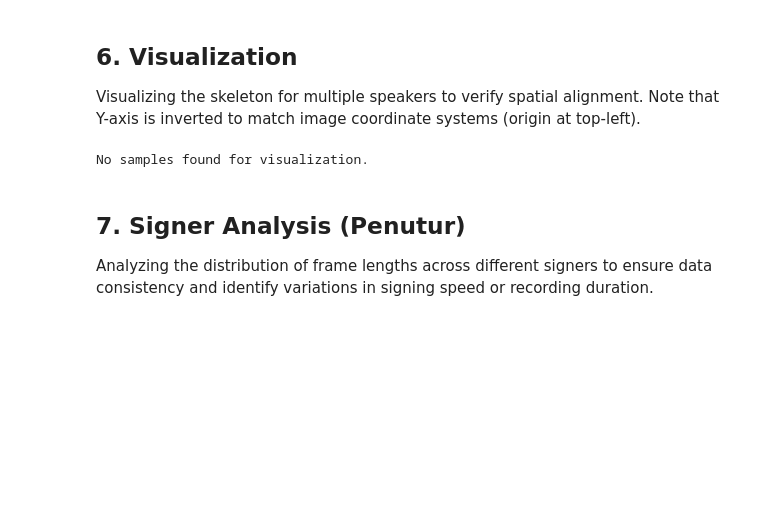
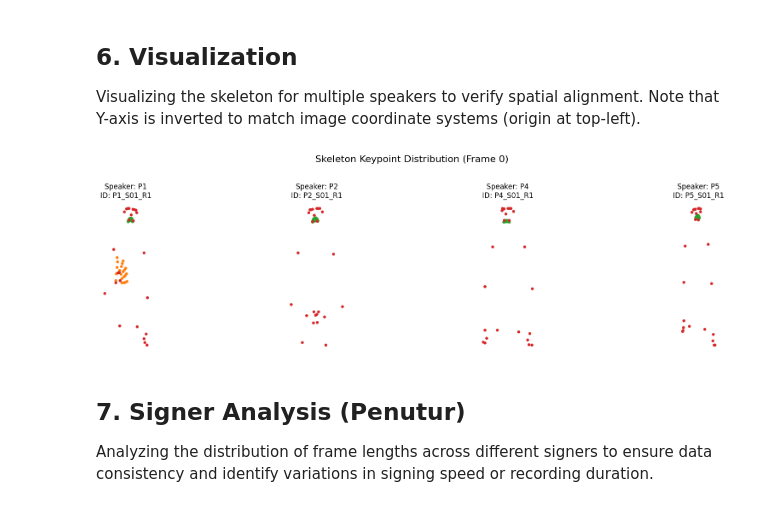
Before and after one commit to MahardikaPratama/rgb-to-skeleton-mediapipe, a Jupyter notebook: notebooks/pickle_data_analysis.ipynb, the cells around one changed output. Drawn from its saved outputs; the diff is of its cells as text; code cells hidden in the pictures; blank space fills up the shorter version.

```diff
--- a/notebooks/pickle_data_analysis.ipynb
+++ b/notebooks/pickle_data_analysis.ipynb
@@ -249,7 +249,7 @@ def filter_valid_points(points):
     mask = ~(np.logical_and(points[:, 0] == 0, points[:, 1] == 0))
     return points[mask]
 
-speakers_to_plot = ["P01", "P02", "P03", "P04", "P05"]
+speakers_to_plot = ["P1", "P2", "P3", "P4", "P5"]
 selection = {}
 
 for vid in dataset.keys():
@@ -259,34 +259,34 @@ for vid in dataset.keys():
     if len(selection) == len(speakers_to_plot): break
 
 if selection:
     fig, axes = plt.subplots(1, len(selection), figsize=(20, 5))
     if len(selection) == 1: axes = [axes]
 
     for ax, (spk, vid) in zip(axes, sorted(selection.items())):
         kp = dataset[vid]["keypoints"][0]  # Take first frame
 
         # Region Segmentation for plotting
         pts_lh = filter_valid_points(kp[0:21])
         pts_rh = filter_valid_points(kp[21:42])
         pts_mo = filter_valid_points(kp[42:61])
         pts_po = filter_valid_points(kp[61:86])
 
         ax.scatter(pts_lh[:, 0], -pts_lh[:, 1], s=15, label="Left Hand")
         ax.scatter(pts_rh[:, 0], -pts_rh[:, 1], s=15, label="Right Hand")
         ax.scatter(pts_mo[:, 0], -pts_mo[:, 1], s=15, label="Mouth")
         ax.scatter(pts_po[:, 0], -pts_po[:, 1], s=15, label="Pose")
 
         ax.set_title(f"Speaker: {spk}\nID: {vid}")
         ax.set_aspect('equal')
         ax.axis('off')
 
     plt.suptitle("Skeleton Keypoint Distribution (Frame 0)", fontsize=16)
     plt.tight_layout(rect=[0, 0.03, 1, 0.95])
     plt.show()
 else:
     print("No samples found for visualization.")
 # %% [output]
-No samples found for visualization.
+[figure, added]
 # %% [markdown]
 ## 7. Signer Analysis (Penutur)
 
```
Also changed, not shown: parts of 6 cells of this notebook.
